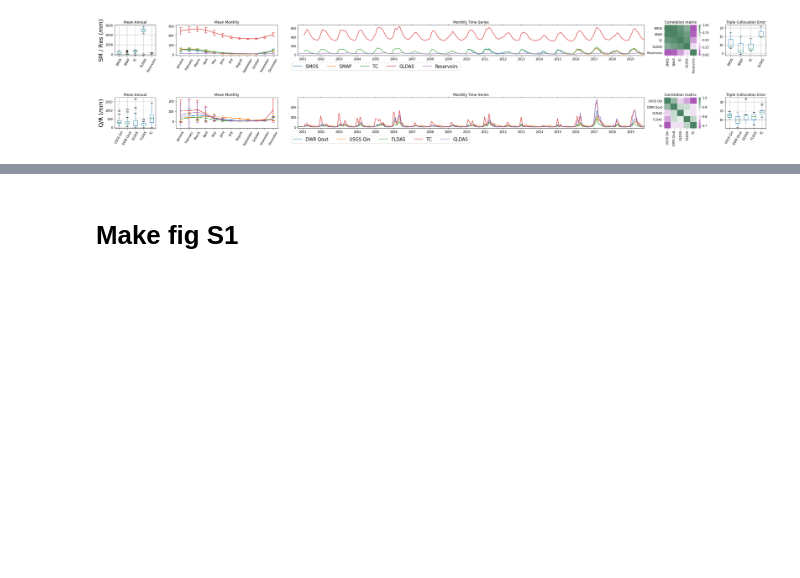
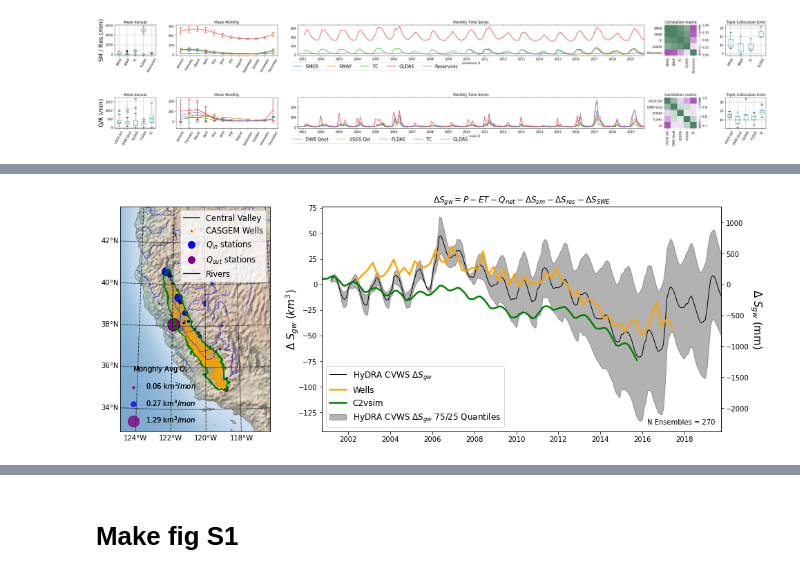
Before and after one commit to kashingtonDC/HyDRA, a Jupyter notebook: code/04a_Figures_S1_TC.ipynb, the cells around one changed output, grey strips where cells are left out. Cells and saved outputs as stored; diff of their text form; code cells hidden in the pictures; blank space fills up the shorter version.

```diff
--- a/code/04a_Figures_S1_TC.ipynb
+++ b/code/04a_Figures_S1_TC.ipynb
@@ -382,0 +656,95 @@ make_plots(rdf/ 55000 * 1e6, rcoldict, var = "Q/R")
+# %%
+# Setup the figure
+plt.figure(figsize=(16, 6))
+G = gridspec.GridSpec(2, 3)
+
+# Plot the basemaps in ax1
+ax1 = plt.subplot(G[:, 0])
+
+# Initialize the basemap
+m = Basemap(ax = ax1,projection='lcc', ellps='WGS84',resolution='i',
+            lat_0=cvws.centroid.y, lon_0=cvws.centroid.x, # Use the geom centroid to center the map
+            width=0.8e6, height=1.2e6)
+
+# Add stuff to basemap
+m.shadedrelief(zorder = 0)
+m.drawcoastlines(color='gray')
+m.drawcountries(color='gray')
+m.drawstates(color='gray')
+m.drawrivers(color = "blue")
+m.fillcontinents(color='none',lake_color='blue')
+
+# Draw lines of latitude and longitude. Labels are like [left,right,top,bottom]
+parallels = np.arange(0.,90.,2.)
+meridians = np.arange(0.,360.,2.)
+
+m.drawparallels(parallels,labels=[True,False,True,False]) # [left,right,top,bottom]
+m.drawmeridians(meridians,labels=[True,False,False,True]) # [left,right,top,bottom]
+
+# Draw the shapefiles
+draw_points(casgem, m, alpha =1,color = 'orange', fill = True)
+draw_poly(cvsa, m, alpha = 1, edgecolor = 'green', lw = 1.5, fill = False)
+draw_points(inflow,m, alpha = 0.9, sizecol= inflow["q_km3_avg"]*200,  color= 'blue', edgecolor = 'black')
+draw_points(outflow,m, alpha = 0.9, sizecol= outflow["q_km3_avg"]*200,  color= 'purple', edgecolor = 'black')
+
+# Make the first legend (upper left of map)
+custom_lines = [Line2D([0], [0], color='green', lw=2),
+                Line2D([0], [0], linewidth=0, marker='o', markersize=3, markeredgecolor = 'orange',markerfacecolor="red"),
+                Line2D([0], [0], linewidth=0, marker='o', markersize=10, markeredgecolor = 'blue',markerfacecolor="blue"),
+                Line2D([0], [0], linewidth=0, marker='o', markersize=10, markeredgecolor = 'purple',markerfacecolor="purple"),
+                Line2D([0], [0], color='blue', lw=2)]
+
+leg1 = ax1.legend(custom_lines, ['Central Valley',
+                                 'CASGEM Wells',
+                                 "$Q_{in}$ stations","$Q_{out}$ stations",
+                                 "Rivers"],
+                    loc = "upper right",
+                    prop={'size':11.5})
+
+# Make second legend for streamflow discharge
+for p,color in zip([p1, p2, p3], ["purple",'blue','purple']):
+    plt.scatter([], [], c=color, alpha=0.5, s=p*200,
+                label=str(round(p,2)) + ' km$^3/mon$')
+
+leg2 = ax1.legend(scatterpoints=1, frameon=False,
+           labelspacing=1, loc='lower left', title = "Monghly Avg $Q_s$");
+
+# Add legends
+ax1.add_artist(leg2)
+ax1.add_artist(leg1)
+
+# Plot the timeseries
+ax2 = plt.subplot(G[0:2, 1:])
+p25 = np.nanquantile(np.vstack(dsens),0.15, axis =0)
+p75 = np.nanquantile(np.vstack(dsens),0.85, axis =0)
+ax3.set_ylim([np.nanmin(p25),np.nanmax(p75)])
+
+ax2.plot(dsens[0].index,np.nanmean(np.vstack(dsens), axis = 0), color="black", linewidth = 1, label = "HyDRA CVWS $\Delta S_{gw}$")
+ax2.fill_between(dsens[0].index, p25,p75, color = 'black',  alpha = 0.3, label = "HyDRA CVWS $\Delta S_{gw}$ 85/15 Quantiles")
+ax2.plot(wells.index, wells['wells_ds_km3'], color="orange", linewidth = 2.5,label = "Wells")
+ax2.plot(wbdf['c2vsim_ds'][323:].index, wbdf['c2vsim_ds'][323:], color="green", linewidth = 2.5,label = "C2vsim")
+
+ax2.set_title("$\Delta S_{gw} = P - ET - Q_{net} - \Delta S_{sm} - \Delta S_{res} - \Delta S_{SWE}$")
+ax2.set_xlim(dsens[0].index[0],dsens[0].index[-1])
+ax2.set_ylabel('$\Delta$ $S_{gw}$ ($km^3$)', size = 15, labelpad= -3.)
+ax2.legend(loc = "lower left",  prop={'size':12})
+
+ax3 = ax2.twinx()
+p25 = np.nanquantile(np.vstack(dsens)/ 55000 * 1e6,0.15, axis =0)
+p75 = np.nanquantile(np.vstack(dsens)/ 55000 * 1e6,0.85, axis =0)
+ax3.plot(dsens[0].index,np.nanmean(np.vstack(dsens) / 155000 * 1e6, axis = 0), alpha = 0)
+ax3.fill_between(dsens[0].index, p25,p75, alpha = 0)
+
+ax3.set_xlim(dsens[0].index[0],dsens[0].index[-1])
+ax3.set_ylabel('$\Delta$ $S_{gw}$ (mm)', size = 15, labelpad= 20, rotation = 270)
+ax3.set_ylim([np.nanmin(p25),np.nanmax(p75)])
+
+ax3.annotate("N Ensembles = {}".format(str(len(combolist))),  xy=(0.815, 0.031), xycoords='axes fraction')
+
+G.update(wspace=0.2, hspace=0.3) # set the spacing between axes.
+
+align_yaxis(ax2, 0, ax3, 0)
+plt.tight_layout()
+plt.show()
+# %% [output]
+[figure, added]
```
Also changed, not shown: parts of 21 cells of this notebook.
